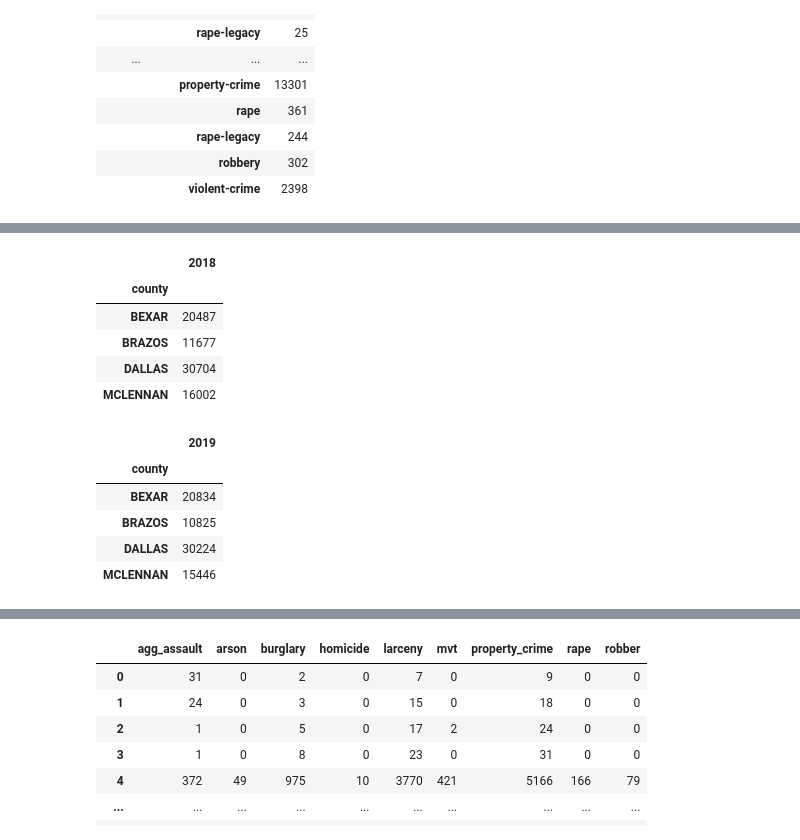
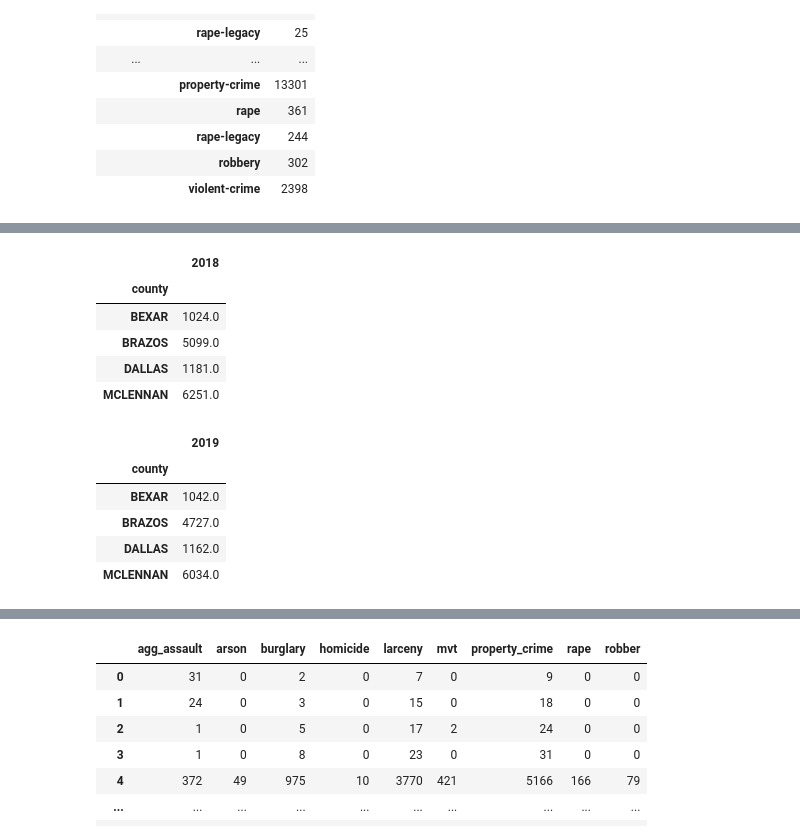
Before and after one commit to Aprieto7/Project-1, a Jupyter notebook: Crime_Data.ipynb, the cells around one changed output, grey strips where cells are left out. Cells and saved outputs as stored; diff of their text form; code cells hidden in the pictures.

```diff
--- a/Crime_Data.ipynb
+++ b/Crime_Data.ipynb
@@ -280,32 +283,32 @@ plt.savefig("figures/offenses_by_county_per_capita.png")
 # %%
 
 county_2018_df=merge_df[(merge_df.data_year==2018)]
 county_2018_df=county_2018_df.groupby("county").sum()
-county_2018_df=county_2018_df['actual']
-county_2018_df=pd.DataFrame(county_2018_df)
+county_2018_df=county_2018_df['actual']/pop_list
+county_2018_df=pd.DataFrame(county_2018_df).round(0)
 county_2018_df=county_2018_df.rename(columns={"actual":2018})
 county_2018_df
 # %% [output]
 |  | 2018 |
 | county |  |
-| BEXAR | 20487 |
-| BRAZOS | 11677 |
-| DALLAS | 30704 |
-| MCLENNAN | 16002 |
+| BEXAR | 1024.0 |
+| BRAZOS | 5099.0 |
+| DALLAS | 1181.0 |
+| MCLENNAN | 6251.0 |
 # %%
 county_2019_df=merge_df[(merge_df.data_year==2019)]
 county_2019_df=county_2019_df.groupby("county").sum()
-county_2019_df=county_2019_df['actual']
-county_2019_df=pd.DataFrame(county_2019_df)
+county_2019_df=county_2019_df['actual']/pop_list
+county_2019_df=pd.DataFrame(county_2019_df).round(0)
 county_2019_df=county_2019_df.rename(columns={"actual":2019})
 county_2019_df
 # %% [output]
 |  | 2019 |
 | county |  |
-| BEXAR | 20834 |
-| BRAZOS | 10825 |
-| DALLAS | 30224 |
-| MCLENNAN | 15446 |
+| BEXAR | 1042.0 |
+| BRAZOS | 4727.0 |
+| DALLAS | 1162.0 |
+| MCLENNAN | 6034.0 |
 # %%
 county_total_peryear_df=pd.concat([county_2018_df,county_2019_df], axis=1)
 county_total_peryear_df
```
Also changed, not shown: parts of 32 cells of this notebook.
